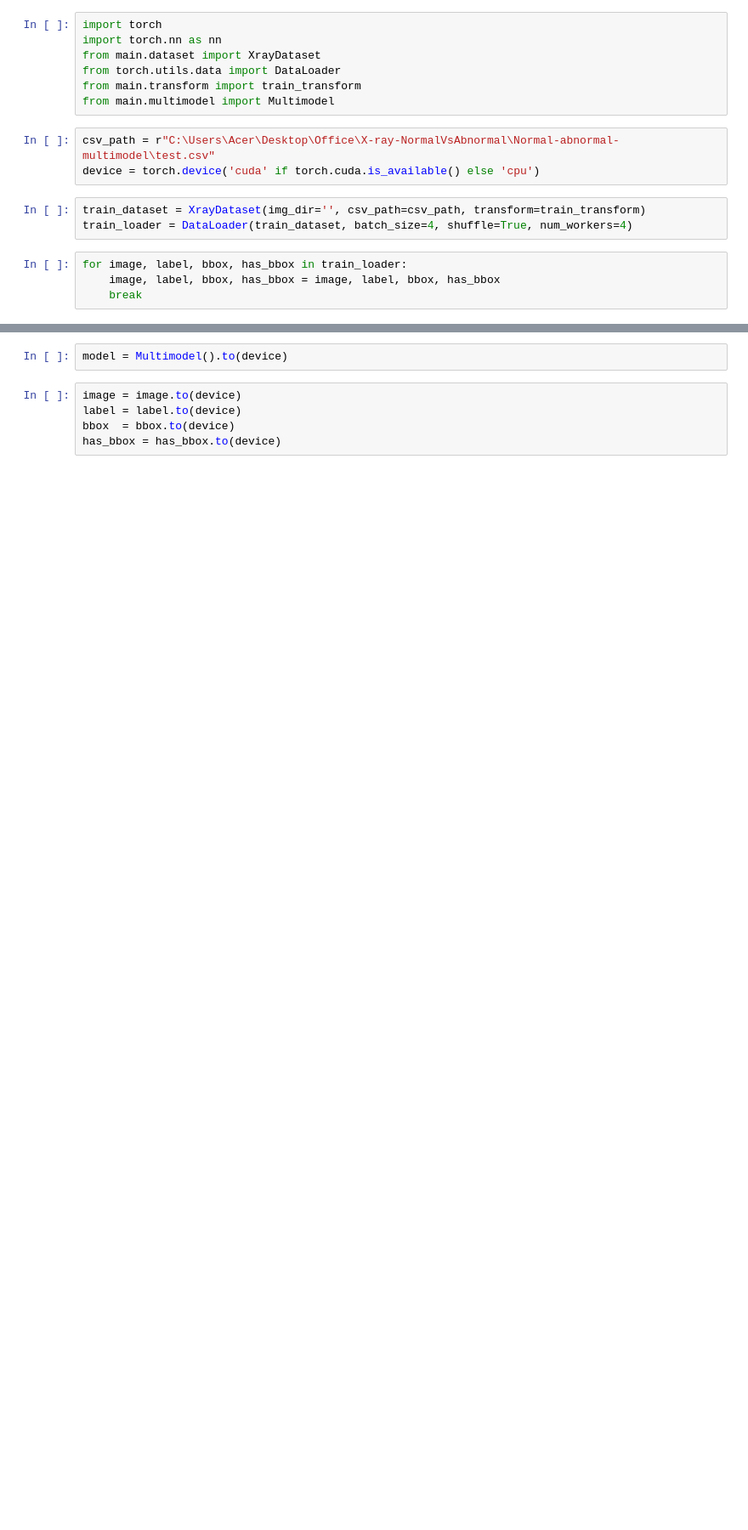
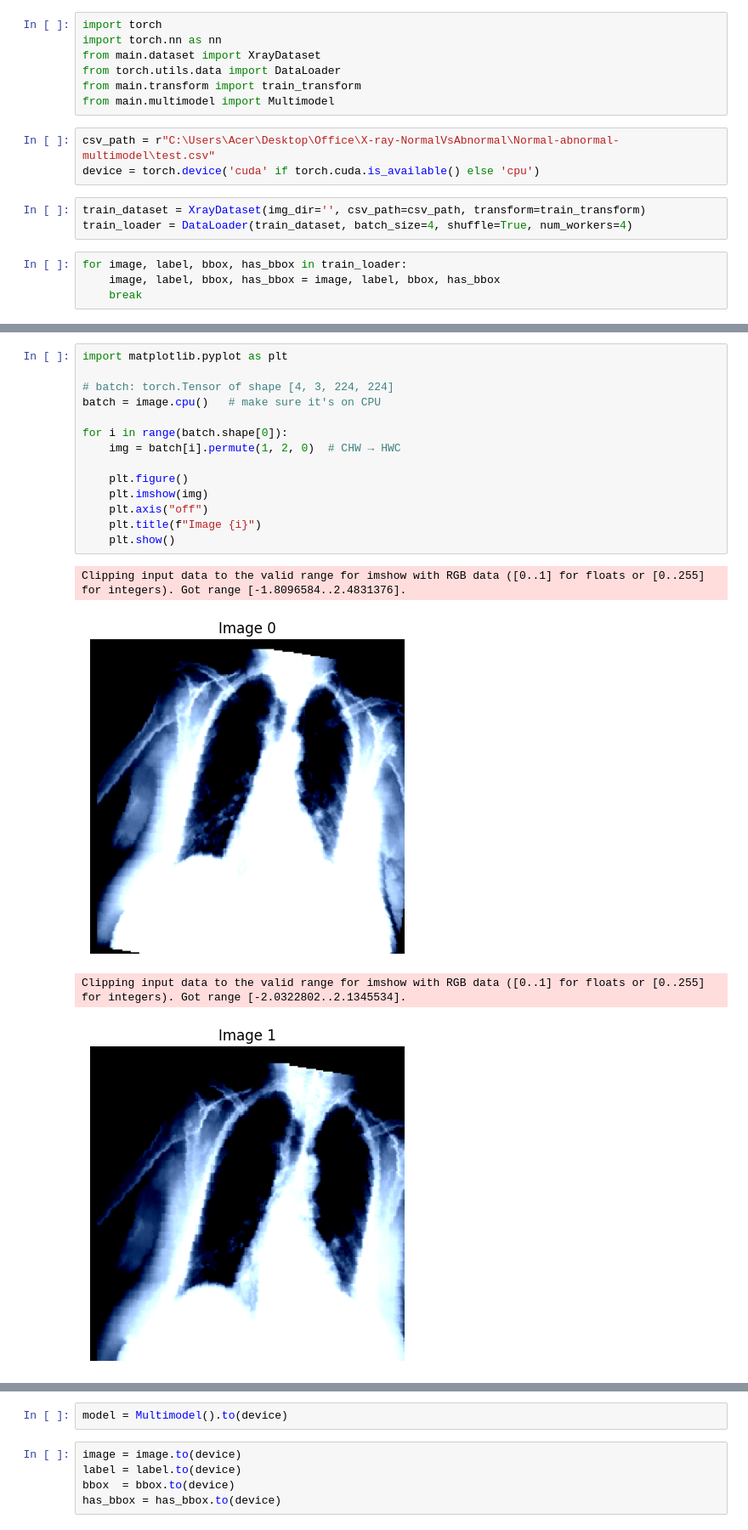
Before and after one commit to Nafishapanacea/normal-abnormal-multitask, a Jupyter notebook: test.ipynb, the cells around one changed output, grey strips where cells are left out. Shown at 85% size. Cells and saved outputs as stored; diff of their text form; blank space fills up the shorter version.

```diff
--- a/test.ipynb
+++ b/test.ipynb
@@ -27,0 +28,19 @@ image.shape, label, bbox, has_bbox
+# %%
+import matplotlib.pyplot as plt
+
+# batch: torch.Tensor of shape [4, 3, 224, 224]
+batch = image.cpu()   # make sure it's on CPU
+
+for i in range(batch.shape[0]):
+    img = batch[i].permute(1, 2, 0)  # CHW → HWC
+
+    plt.figure()
+    plt.imshow(img)
+    plt.axis("off")
+    plt.title(f"Image {i}")
+    plt.show()
+# %% [output]
+Clipping input data to the valid range for imshow with RGB data ([0..1] for floats or [0..255] for integers). Got range [-1.8096584..2.4831376].
+[figure, added]
+Clipping input data to the valid range for imshow with RGB data ([0..1] for floats or [0..255] for integers). Got range [-2.0322802..2.1345534].
+[figure, added]
```
Also changed, not shown: parts of 13 cells of this notebook, 5 other files.
